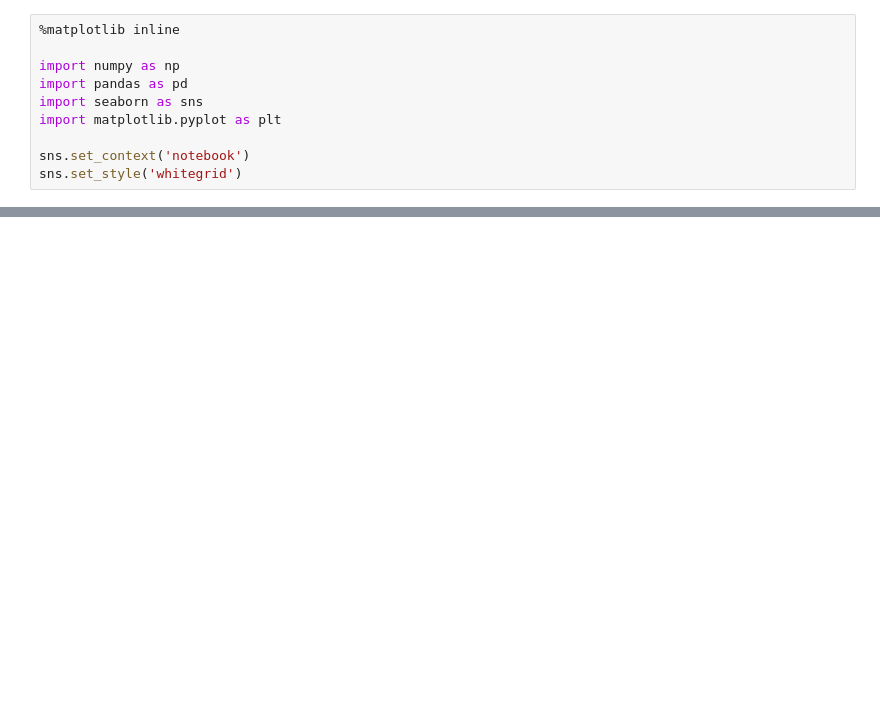
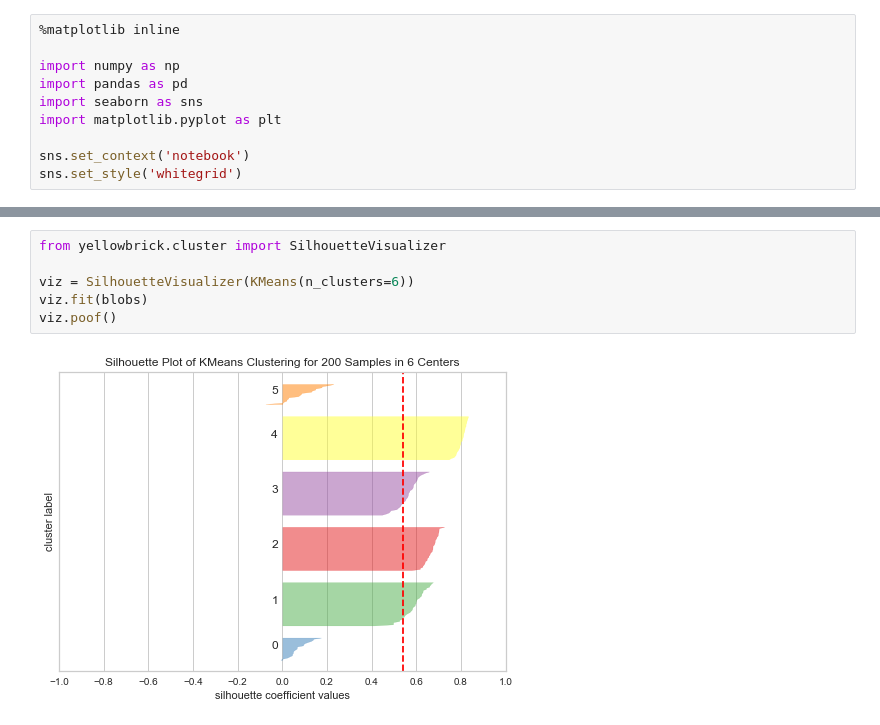
Before and after one commit to DistrictDataLabs/navyfcu-ml, a Jupyter notebook: Session 3 - Clustering and Similarity.ipynb, the cells around one changed output, grey strips where cells are left out. Cells and saved outputs as stored; diff of their text form; blank space fills up the shorter version.

```diff
--- a/Session 3 - Clustering and Similarity.ipynb
+++ b/Session 3 - Clustering and Similarity.ipynb
@@ -38,0 +154,8 @@ sns.set_style('whitegrid')
+# %%
+from yellowbrick.cluster import SilhouetteVisualizer
+
+viz = SilhouetteVisualizer(KMeans(n_clusters=6))
+viz.fit(blobs)
+viz.poof()
+# %% [output]
+[figure, added]
```
Also changed, not shown: parts of 50 cells of this notebook, 10 other files.
